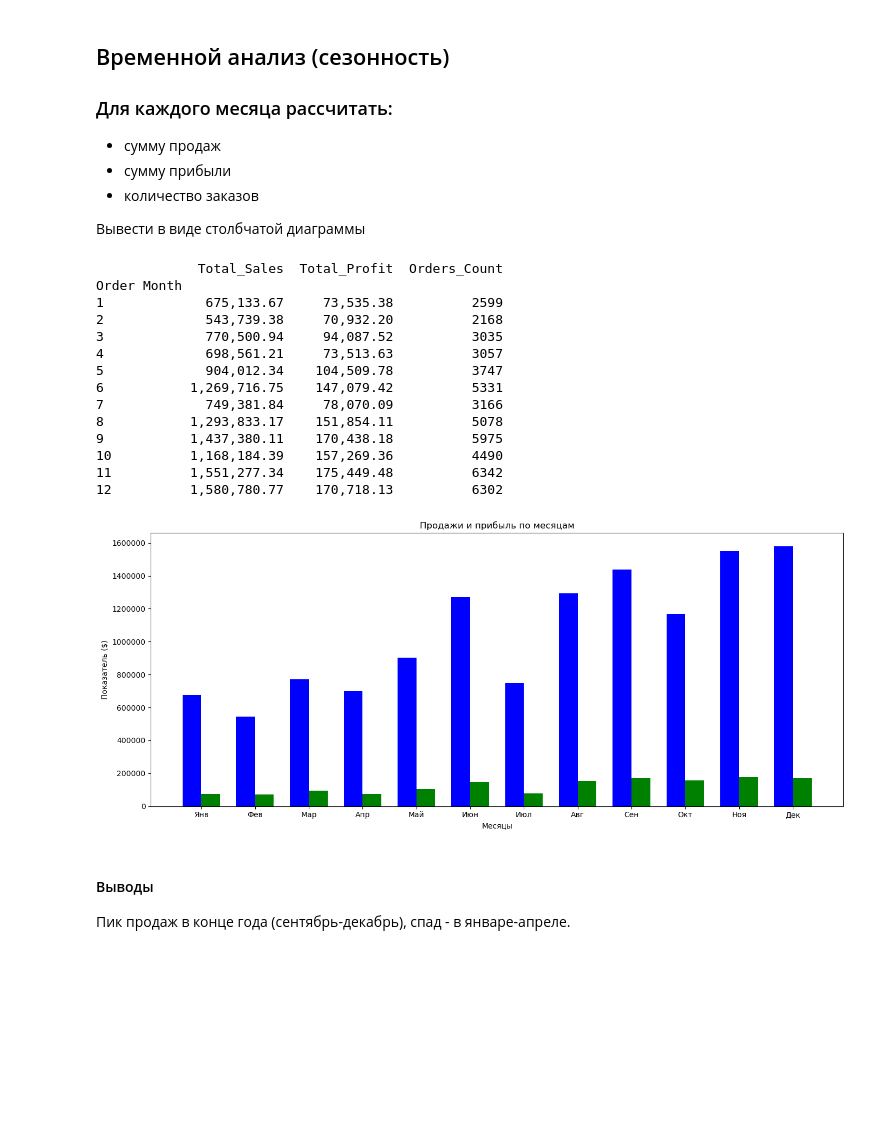
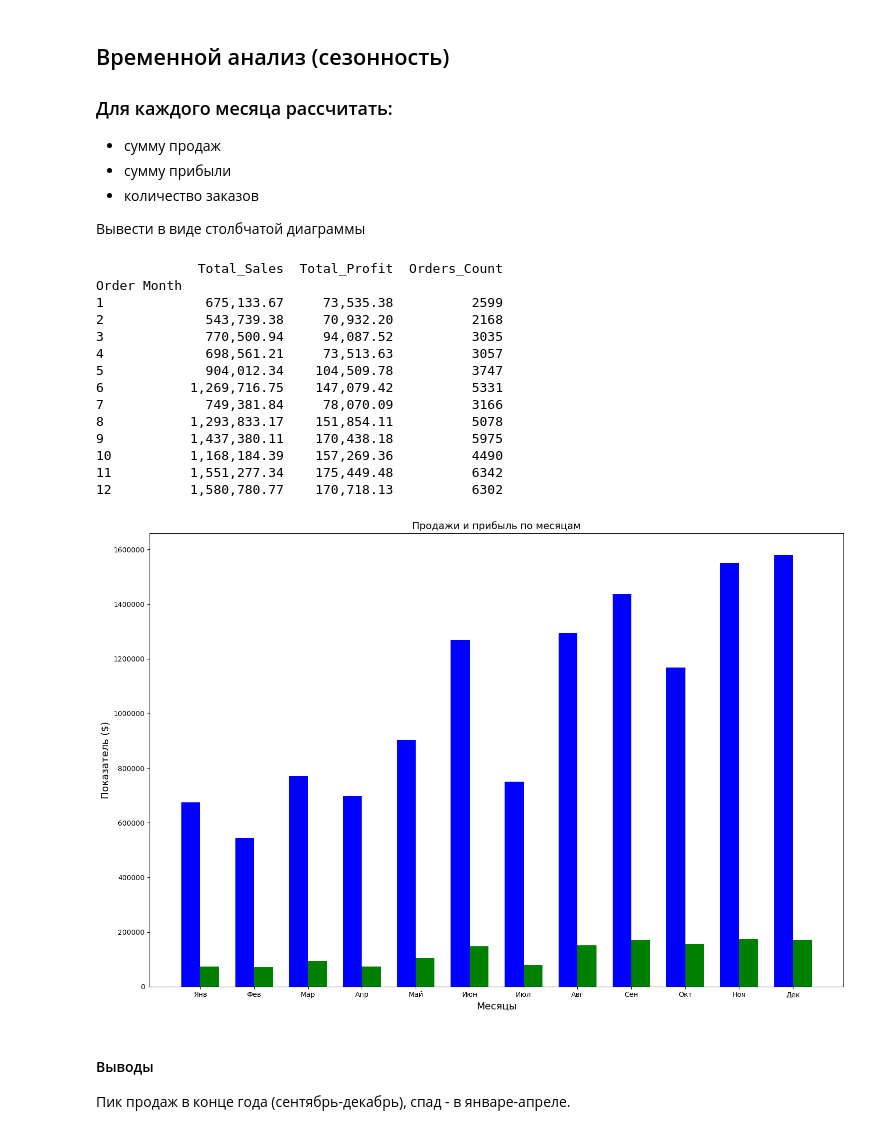
Before and after one commit to AlexanderSh11/powerbi-sales-dashboard-global-superstore, a Jupyter notebook: notebooks/01_eda_and_data_preparation.ipynb, the cells around one changed output. Saved outputs shown, nothing was run; the diff lists cells and outputs as text; code cells hidden in the pictures; blank space fills up the shorter version.

```diff
--- a/notebooks/01_eda_and_data_preparation.ipynb
+++ b/notebooks/01_eda_and_data_preparation.ipynb
@@ -8,3 +10,7 @@ import seaborn as sns
+# %%
+FONTSIZE = 14
+FIGSIZE1 = (15, 4)
+FIGSIZE2 = (15, 10)
 # %% [markdown]
 Просмотр сырых данных
 # %%
@@ -582,38 +588,38 @@ orders_by_months = data_processed.groupby(data_processed["Order Month"]).agg({
 orders_by_months.columns = ["Total_Sales", "Total_Profit", "Orders_Count"]
 
 print(orders_by_months.to_string(float_format = '{:,.2f}'.format))
 
-fig, ax1 = plt.subplots(figsize=(14, 6))
+fig, ax1 = plt.subplots(figsize=FIGSIZE2)
 x = np.arange(len(orders_by_months))
 width = 0.35
 
 sales_bars = ax1.bar(x - width/2, orders_by_months["Total_Sales"], width, label="Sales", color="blue")
 profit_bars = ax1.bar(x + width/2, orders_by_months["Total_Profit"], width, label="Profit", color="green")
 
-plt.title("Продажи и прибыль по месяцам")
-ax1.set_xlabel("Месяцы")
-ax1.set_ylabel("Показатель ($)")
+plt.title("Продажи и прибыль по месяцам", fontsize=FONTSIZE)
+ax1.set_xlabel("Месяцы", fontsize=FONTSIZE)
+ax1.set_ylabel("Показатель ($)", fontsize=FONTSIZE)
 ax1.set_xticks(x)
 ax1.set_xticklabels(['Янв', 'Фев', 'Мар', 'Апр', 'Май', 'Июн', 'Июл', 'Авг', 'Сен', 'Окт', 'Ноя', 'Дек'])
 ax1.ticklabel_format(style='plain', axis='y')
 plt.tight_layout()
 plt.show()
 # %% [output]
              Total_Sales  Total_Profit  Orders_Count
 Order Month
 1             675,133.67     73,535.38          2599
 2             543,739.38     70,932.20          2168
 3             770,500.94     94,087.52          3035
 4             698,561.21     73,513.63          3057
 5             904,012.34    104,509.78          3747
 6           1,269,716.75    147,079.42          5331
 7             749,381.84     78,070.09          3166
 8           1,293,833.17    151,854.11          5078
 9           1,437,380.11    170,438.18          5975
 10          1,168,184.39    157,269.36          4490
 11          1,551,277.34    175,449.48          6342
 12          1,580,780.77    170,718.13          6302
-[figure, old version]
+[figure, new version]
 # %% [markdown]
 #### Выводы
 
```
Also changed, not shown: parts of 5 cells of this notebook.
